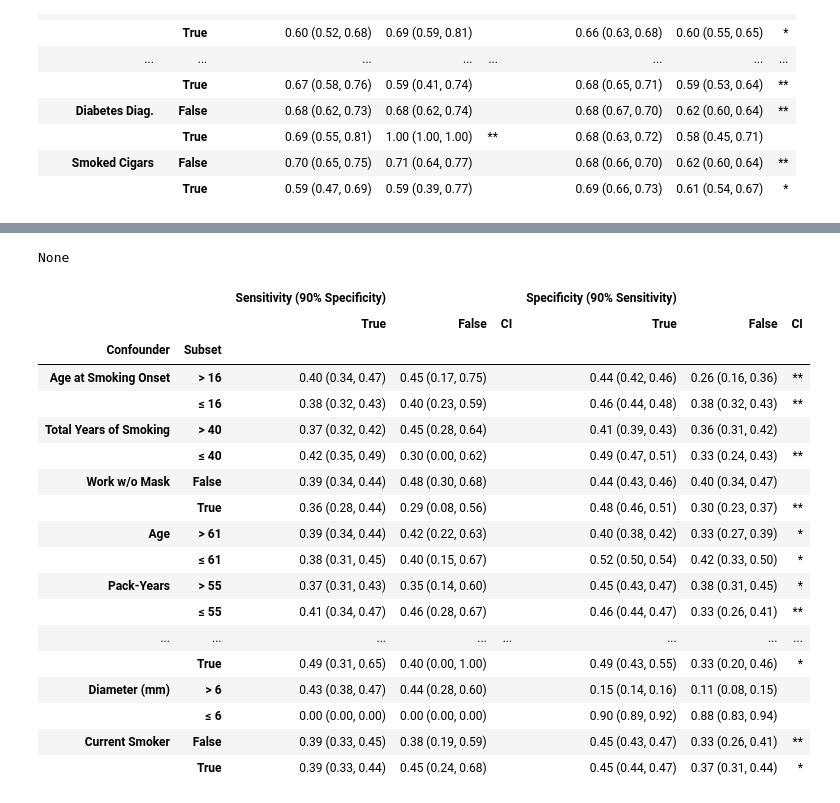
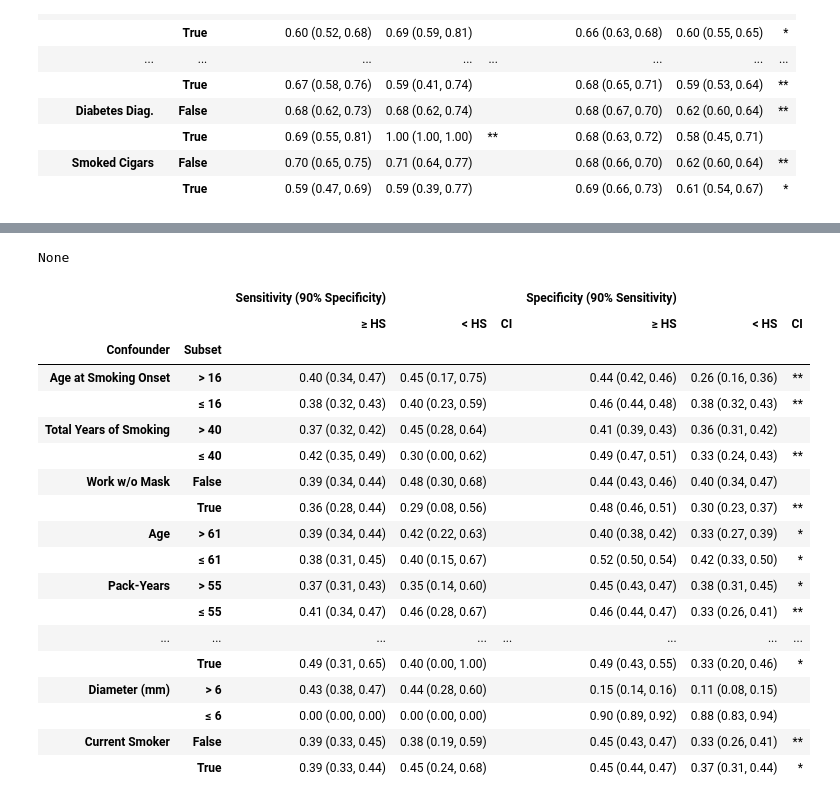
Before and after one commit to DIAGNijmegen/bodyct-lung-malignancy-fairness, a Jupyter notebook: melba_tables.ipynb, the cells around one changed output, grey strips where cells are left out. Drawn from its saved outputs; the diff is of its cells as text; code cells hidden in the pictures.

```diff
--- a/melba_tables.ipynb
+++ b/melba_tables.ipynb
@@ -1400,25 +1422,25 @@ venk21_hs_or_more_tpr_tnr
 # %%
 pancan_hs_or_more_tpr_tnr, hs_or_more_pairwise_comps = output.threshold_isolation_pairwise(
     hs_or_more_isolations, "HS-or-more", "PanCan2b",
     nlst_5911_policies,
     topn_confs=hs_or_more_topn_confounders,
     pairwise_comps=hs_or_more_pairwise_comps)
 
 print(pancan_hs_or_more_tpr_tnr.style
         .format(output.latex_replace_arrowbrackets, escape='latex-math', na_rep='')
         .format_index(output.latex_replace_arrowbrackets, escape='latex-math', axis=1)
         .format_index(output.latex_replace_arrowbrackets, escape='latex-math', axis=0)
         .to_latex(
     buf=f"{TAB_DIR}/educationTPRandTNRisolatedPanCan.tex",
     hrules=True, label='tab:educationTPRandTNRisolatedPanCan', environment='sidewaystable*', column_format=f'll|rrr|rrr', position='h!',
     multirow_align='c', multicol_align='c',  position_float='centering', clines='skip-last;data', siunitx=True,
-    caption=f'Sensitivity and Specificity at specific thresholds (with 95\% Confidence Intervals) for the PanCan2b model between between participants who have graduated high school or higher and those who have not, isolating for the top {TOP_N_CONFOUNDERS} characteristics with the largest prevalence difference between subgroups. Single asterisk (*) = metric of one subgroup is outside the CI of the other. Double asterisks (**) = CIs do not intersect.'))
+    caption=f'Sensitivity and Specificity at specific thresholds (with 95\% confidence intervals) for the PanCan2b model between between participants who have graduated high school or higher and those who have not, isolating for the top {TOP_N_CONFOUNDERS} characteristics with the largest prevalence difference between subgroups. Single asterisk (*) = metric of one subgroup is outside the CI of the other. Double asterisks (**) = CIs do not intersect.'))
 
 pancan_hs_or_more_tpr_tnr
 # %% [output]
 None
 |  |  | Sensitivity (90% Specificity) |  |  | Specificity (90% Sensitivity) |  |  |
-|  |  | True | False | CI | True | False | CI |
+|  |  | ≥ HS | < HS | CI | ≥ HS | < HS | CI |
 | Confounder | Subset |  |  |  |  |  |  |
 | Age at Smoking Onset | > 16 | 0.40 (0.34, 0.47) | 0.45 (0.17, 0.75) |  | 0.44 (0.42, 0.46) | 0.26 (0.16, 0.36) | ** |
 |  | ≤ 16 | 0.38 (0.32, 0.43) | 0.40 (0.23, 0.59) |  | 0.46 (0.44, 0.48) | 0.38 (0.32, 0.43) | ** |
```
Also changed, not shown: parts of 28 cells of this notebook, 1 other file.
